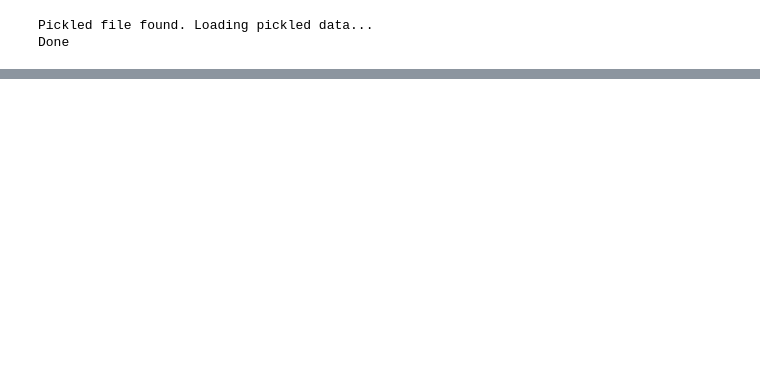
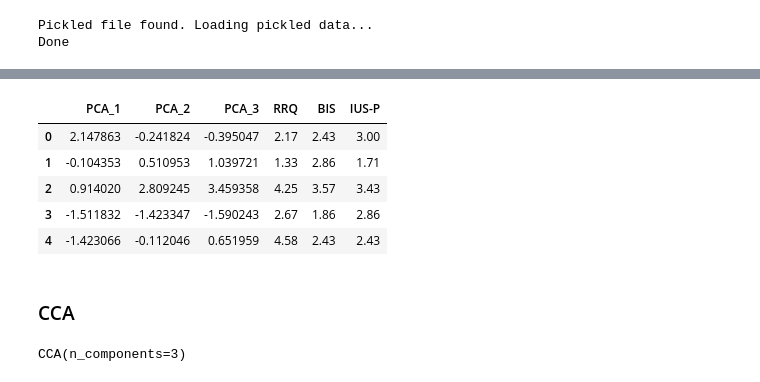
Before and after one commit to abelowska/erroneurous, a Jupyter notebook: notebooks/canonical_correlation_analysis.ipynb, the cells around one changed output, grey strips where cells are left out. Drawn from its saved outputs; the diff is of its cells as text; code cells hidden in the pictures; blank space fills up the shorter version.

Commit message:
Adds canonical correlation analysis for Pe. Tests 3-dim CCA

```diff
--- a/notebooks/canonical_correlation_analysis.ipynb
+++ b/notebooks/canonical_correlation_analysis.ipynb
@@ -646,0 +329,3 @@ per_participant_results.to_csv('../public_data/results/components_scores/scores_
+# %%
+X_df = pd.DataFrame(X_train_eeg_features, columns=['PCA_1','PCA_2', 'PCA_3'])
+X_df.head()
@@ -646,0 +341,19 @@ per_participant_results.to_csv('../public_data/results/components_scores/scores_
+# %%
+rumination = "16-Rumination Full Scale"
+bis = "07-BIS"
+IU_prospecitve = "28-Intolerance of Uncertainty - Prospective Anxiety"
+
+scales = [
+    rumination,
+    bis,
+    IU_prospecitve,
+]
+
+scales_dict = {
+    "16-Rumination Full Scale": "RRQ",
+    "07-BIS": "BIS",
+    "28-Intolerance of Uncertainty - Prospective Anxiety": "IUS-P",
+}
+# %%
+y_df = X_train_df[scales].rename(columns=scales_dict)
+y_df.head()
@@ -646,0 +367,22 @@ per_participant_results.to_csv('../public_data/results/components_scores/scores_
+# %%
+y_df = y_df.fillna(y_df.mean())
+# %%
+data_df = pd.concat([X_df, y_df], axis=1)
+data_df.head()
+# %% [output]
+|  | PCA_1 | PCA_2 | PCA_3 | RRQ | BIS | IUS-P |
+| 0 | 2.147863 | -0.241824 | -0.395047 | 2.17 | 2.43 | 3.00 |
+| 1 | -0.104353 | 0.510953 | 1.039721 | 1.33 | 2.86 | 1.71 |
+| 2 | 0.914020 | 2.809245 | 3.459358 | 4.25 | 3.57 | 3.43 |
+| 3 | -1.511832 | -1.423347 | -1.590243 | 2.67 | 1.86 | 2.86 |
+| 4 | -1.423066 | -0.112046 | 0.651959 | 4.58 | 2.43 | 2.43 |
+# %% [markdown]
+### CCA
+# %%
+# Instantiate the Canonical Correlation Analysis with 2 components
+cca = CCA(n_components=3)
+
+# Fit the model
+cca.fit(X_df, y_df)
+# %% [output]
+CCA(n_components=3)
```
Also changed, not shown: parts of 61 cells of this notebook.
